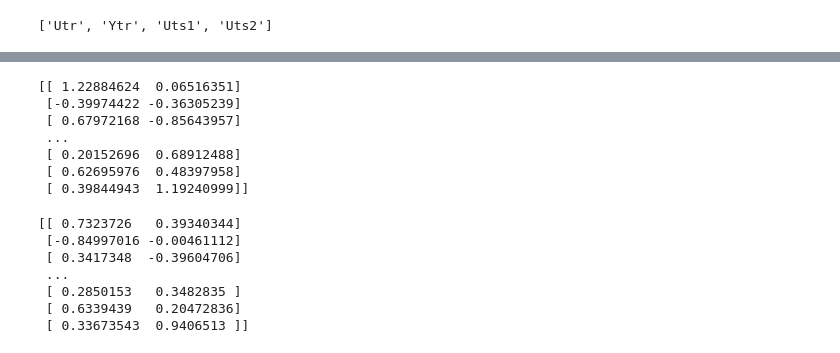
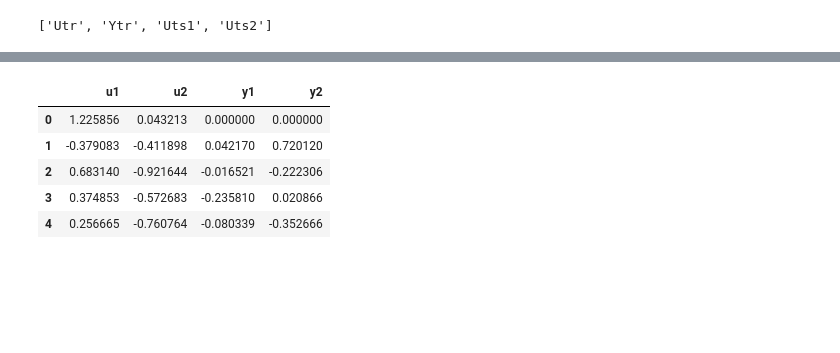
Before and after one commit to LeG108/Project-ML-by-RGB, a Jupyter notebook: main.ipynb, the cells around one changed output, grey strips where cells are left out. Saved outputs shown, nothing was run; the diff lists cells and outputs as text; code cells hidden in the pictures; blank space fills up the shorter version.

```diff
--- a/main.ipynb
+++ b/main.ipynb
@@ -59,20 +41,0 @@ print(Ytr)
-# %%
-print(Uts1)
-# %% [output]
-[[ 1.22884624  0.06516351]
- [-0.39974422 -0.36305239]
- [ 0.67972168 -0.85643957]
- ...
- [ 0.20152696  0.68912488]
- [ 0.62695976  0.48397958]
- [ 0.39844943  1.19240999]]
-# %%
-print(Uts2)
-# %% [output]
-[[ 0.7323726   0.39340344]
- [-0.84997016 -0.00461112]
- [ 0.3417348  -0.39604706]
- ...
- [ 0.2850153   0.3482835 ]
- [ 0.6339439   0.20472836]
- [ 0.33673543  0.9406513 ]]
@@ -78,0 +53,9 @@ print(Uts2)
+# %%
+dftr.head()
+# %% [output]
+|  | u1 | u2 | y1 | y2 |
+| 0 | 1.225856 | 0.043213 | 0.000000 | 0.000000 |
+| 1 | -0.379083 | -0.411898 | 0.042170 | 0.720120 |
+| 2 | 0.683140 | -0.921644 | -0.016521 | -0.222306 |
+| 3 | 0.374853 | -0.572683 | -0.235810 | 0.020866 |
+| 4 | 0.256665 | -0.760764 | -0.080339 | -0.352666 |
```
Also changed, not shown: parts of 15 cells of this notebook.
